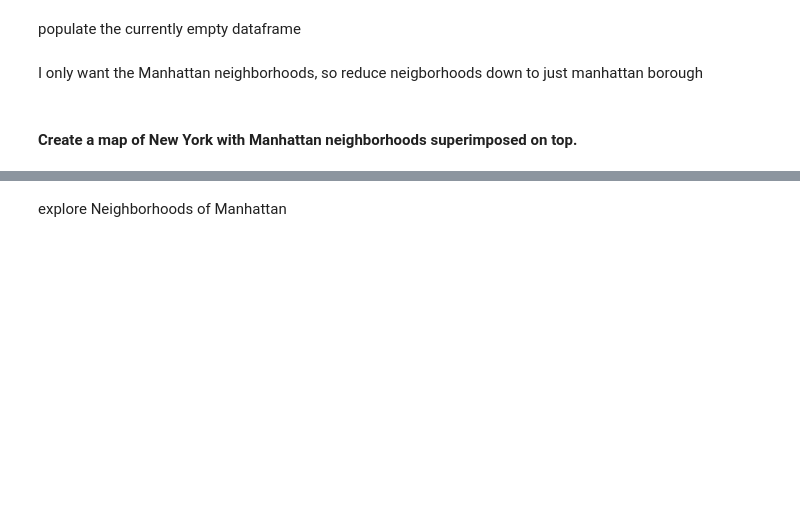
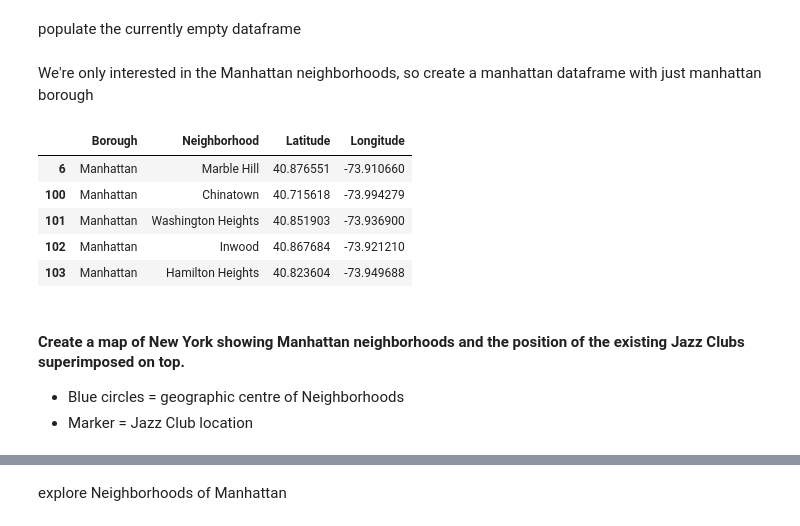
Before and after one commit to githubchinny/data-science, a Jupyter notebook: manhattan/ManhattanJazz.ipynb, the cells around one changed output, grey strips where cells are left out. Saved outputs shown, nothing was run; the diff lists cells and outputs as text; code cells hidden in the pictures; blank space fills up the shorter version.

```diff
--- a/manhattan/ManhattanJazz.ipynb
+++ b/manhattan/ManhattanJazz.ipynb
@@ -276,6 +191,14 @@ for data in neighborhoods_data:
                                           'Latitude': neighborhood_lat,
                                           'Longitude': neighborhood_lon}, ignore_index=True)
 # %% [markdown]
-I only want the Manhattan neighborhoods, so reduce neigborhoods down to just manhattan borough
+We're only interested in the Manhattan neighborhoods, so create a manhattan dataframe with just manhattan borough
 # %%
 manhattan = neighborhoods.loc[neighborhoods['Borough']=='Manhattan']
+manhattan.head()
+# %% [output]
+|  | Borough | Neighborhood | Latitude | Longitude |
+| 6 | Manhattan | Marble Hill | 40.876551 | -73.910660 |
+| 100 | Manhattan | Chinatown | 40.715618 | -73.994279 |
+| 101 | Manhattan | Washington Heights | 40.851903 | -73.936900 |
+| 102 | Manhattan | Inwood | 40.867684 | -73.921210 |
+| 103 | Manhattan | Hamilton Heights | 40.823604 | -73.949688 |
@@ -285,5 +205,8 @@ manhattan = neighborhoods.loc[neighborhoods['Borough']=='Manhattan']
 # %% [markdown]
-#### Create a map of New York with Manhattan neighborhoods superimposed on top.
+#### Create a map of New York showing Manhattan neighborhoods and the position of the existing Jazz Clubs superimposed on top.
+
+* Blue circles = geographic centre of Neighborhoods
+* Marker = Jazz Club location
 # %%
 # create map of Manhattan using latitude and longitude values
 map_manhattan = folium.Map(location=[latitude, longitude], zoom_start=11)
```
Also changed, not shown: parts of 28 cells of this notebook.
